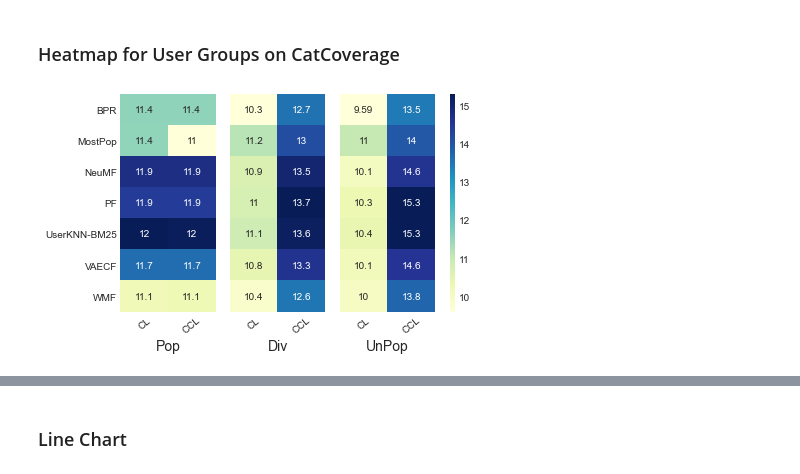
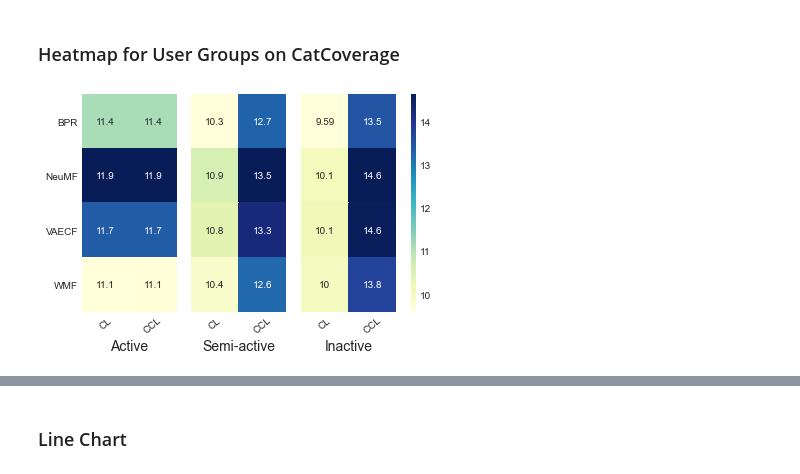
Before and after one commit to rahmanidashti/CalibrationFair, a Jupyter notebook: plots_results.ipynb, the cells around one changed output, grey strips where cells are left out. Saved outputs shown, nothing was run; the diff lists cells and outputs as text; code cells hidden in the pictures.

```diff
--- a/plots_results.ipynb
+++ b/plots_results.ipynb
@@ -60,46 +58,47 @@ plt.savefig(f'plots/{dataset}/testvstrain_{dataset}.pdf', bbox_inches='tight')
 # %% [markdown]
 ### Heatmap for User Groups on CatCoverage
 # %%
-heatmap_df = pd.DataFrame(columns=['Model', 'Type', 'UserGroup', 'CatCov'])
+heatmap_df = pd.DataFrame(columns=['Model', 'Type', 'UserGroup', 'CatCov', 'JS'])
 
 for eachline in results_df.itertuples(index=True):
-  if eachline.Type in ['CL', 'CCL']:
-    heatmap_df = heatmap_df.append({'Model': eachline.Model,'Type': eachline.Type, 'UserGroup': 'Pop', 'CatCov': eachline.CatCov_POP}, ignore_index=True)
-    heatmap_df = heatmap_df.append({'Model': eachline.Model,'Type': eachline.Type, 'UserGroup': 'Div', 'CatCov': eachline.CatCov_DIV}, ignore_index=True)
-    heatmap_df = heatmap_df.append({'Model': eachline.Model,'Type': eachline.Type, 'UserGroup': 'UnPop', 'CatCov': eachline.CatCov_UNPOP}, ignore_index=True)
+  if eachline.Model not in ['MostPop', 'ItemKNN-Cosine', 'UserKNN-BM25']:
+    if eachline.Type in ['CL', 'CCL']:
+      heatmap_df = heatmap_df.append({'Model': eachline.Model,'Type': eachline.Type, 'UserGroup': 'Active', 'CatCov': eachline.CatCov_POP, 'JS': eachline.avg_JSH_pop}, ignore_index=True)
+      heatmap_df = heatmap_df.append({'Model': eachline.Model,'Type': eachline.Type, 'UserGroup': 'Semi-active', 'CatCov': eachline.CatCov_DIV, 'JS': eachline.avg_JSH_div}, ignore_index=True)
+      heatmap_df = heatmap_df.append({'Model': eachline.Model,'Type': eachline.Type, 'UserGroup': 'Inactive', 'CatCov': eachline.CatCov_UNPOP, 'JS': eachline.avg_JSH_unpop}, ignore_index=True)
 # %%
 # group heatmap dataframe by model
 group_heatmap_df = heatmap_df.groupby('UserGroup')
 # %%
 # generating heatmap for original and fair on UGF of Precision
 
-df_Pop = group_heatmap_df.get_group('Pop').pivot("Model", "Type", "CatCov")
-df_Div = group_heatmap_df.get_group('Div').pivot("Model", "Type", "CatCov")
-df_UnPop = group_heatmap_df.get_group('UnPop').pivot("Model", "Type", "CatCov")
+df_Pop = group_heatmap_df.get_group('Active').pivot("Model", "Type", "CatCov")
+df_Div = group_heatmap_df.get_group('Semi-active').pivot("Model", "Type", "CatCov")
+df_UnPop = group_heatmap_df.get_group('Inactive').pivot("Model", "Type", "CatCov")
 
 f, (ax0,ax1,ax2,axcb) = plt.subplots(1, 4, gridspec_kw={'width_ratios':[1, 1, 1, 0.06]}, figsize=(6, 4))
 
 g0 = sns.heatmap(data=df_Pop.reindex(['CL', 'CCL'], axis=1), annot=True, fmt='.3g', cmap="YlGnBu", cbar=False, ax=ax0)
 g0.set_ylabel('')
-g0.set_xlabel('Pop', fontsize=14)
+g0.set_xlabel('Active', fontsize=14)
 
 g1 = sns.heatmap(data=df_Div.reindex(['CL', 'CCL'], axis=1), annot=True, fmt='.3g', cmap="YlGnBu", cbar=False, ax=ax1)
 g1.set_ylabel('')
-g1.set_xlabel('Div', fontsize=14)
+g1.set_xlabel('Semi-active', fontsize=14)
 g1.set_yticks([])
 
 g2 = sns.heatmap(data=df_UnPop.reindex(['CL', 'CCL'], axis=1), annot=True, fmt='.3g', cmap="YlGnBu", ax=ax2, cbar_ax=axcb)
 g2.set_ylabel('')
-g2.set_xlabel('UnPop', fontsize=14)
+g2.set_xlabel('Inactive', fontsize=14)
 g2.set_yticks([])
 
 # may be needed to rotate the ticklabels correctly:
 for ax in [g0,g1,g2]:
     tl = ax.get_xticklabels()
     ax.set_xticklabels(tl, rotation=40)
     tly = ax.get_yticklabels()
     ax.set_yticklabels(tly, rotation=0)
 
-plt.savefig(f'plots/{dataset}/heatmap_{dataset}.pdf', bbox_inches='tight')
+plt.savefig(f'plots/{dataset}/heatmap_CatCov_{dataset}.pdf', bbox_inches='tight')
 # %% [output]
-[figure, old version]
+[figure, new version]
```
Also changed, not shown: parts of 9 cells of this notebook, 36 other files.
